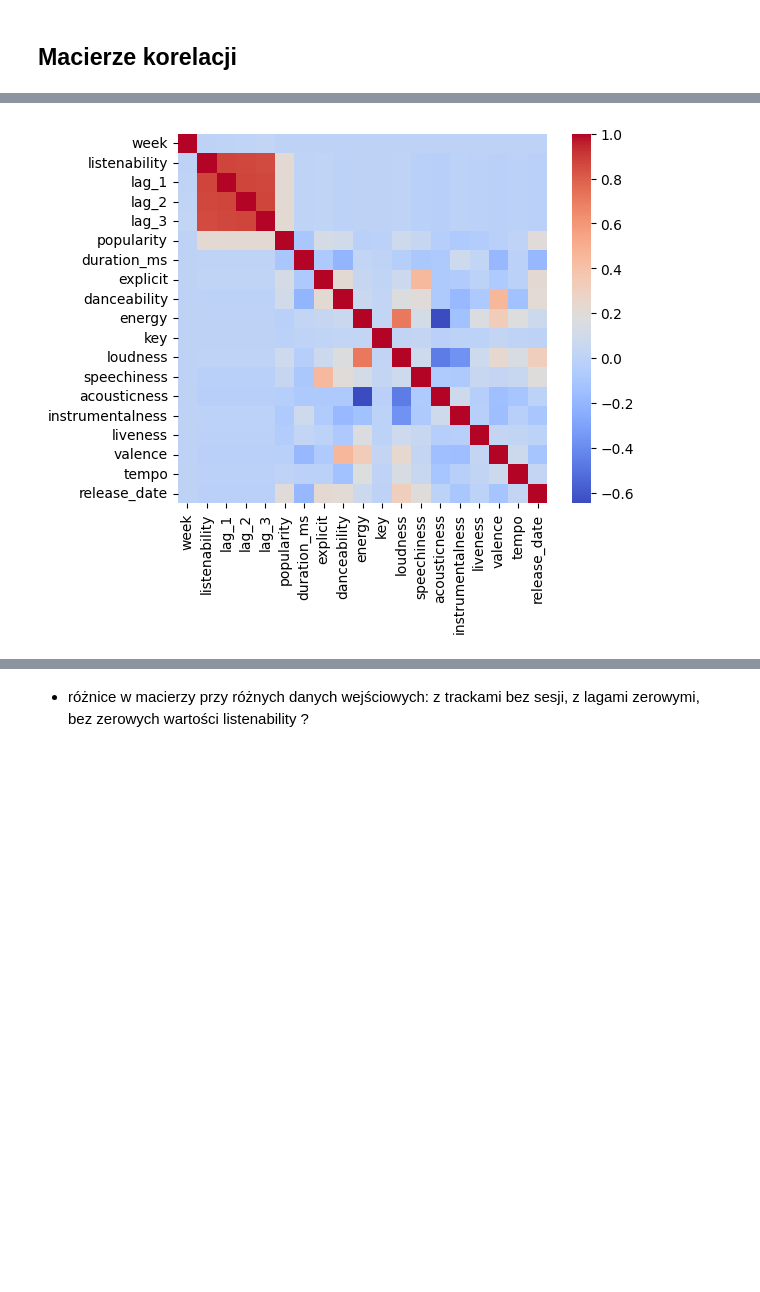
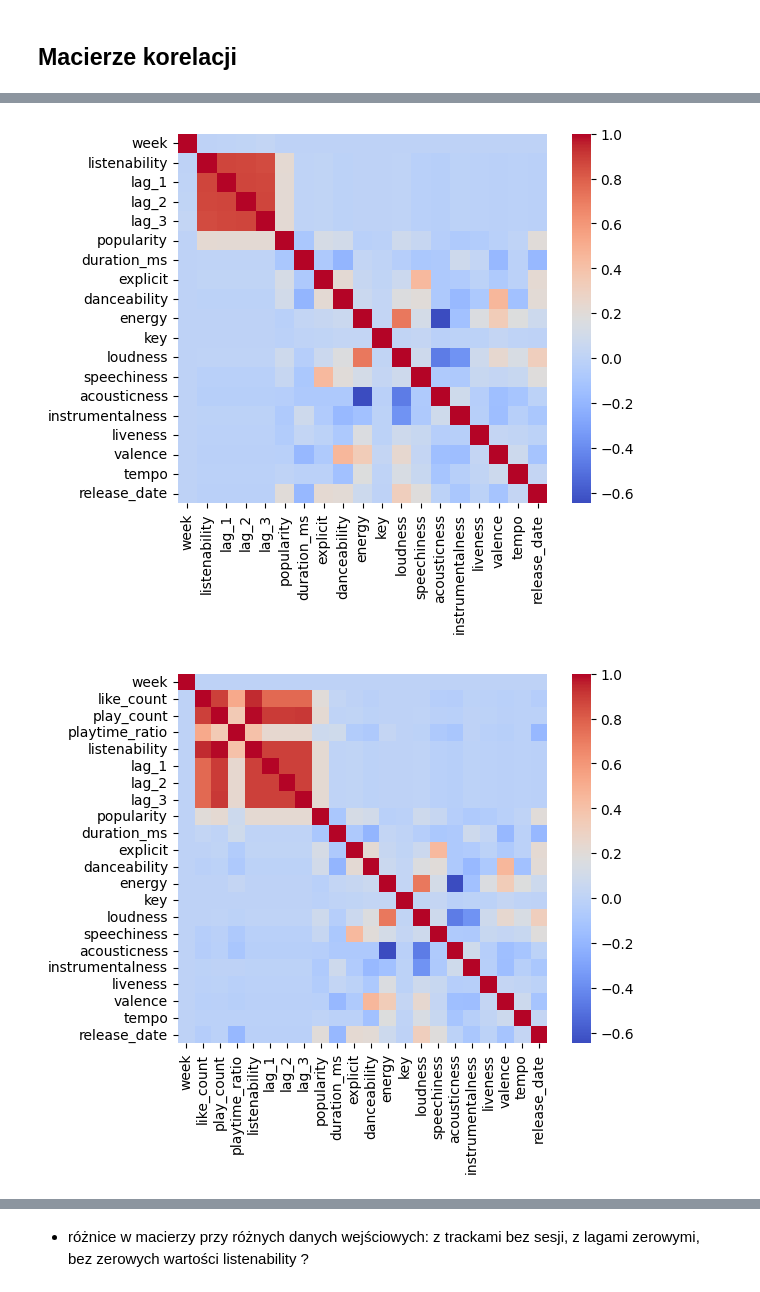
Before and after one commit to Kieru18/Next-Week-s-Top-Tracks, a Jupyter notebook: feature_engineering.ipynb, the cells around one changed output, grey strips where cells are left out. Cells and saved outputs as stored; diff of their text form; code cells hidden in the pictures; blank space fills up the shorter version.

```diff
--- a/feature_engineering.ipynb
+++ b/feature_engineering.ipynb
@@ -180,11 +180,13 @@ track_features = ['track_id', 'popularity', 'duration_ms', 'explicit', 'danceabi
 
 
 full_df = pd.merge(listenability_df, tracks[track_features], on=['track_id'], how='left')
+counts_df = full_df
 full_df = full_df.drop(['play_count', 'playtime_ratio', 'like_count'], axis=1)
 
 
 full_df = full_df.fillna(0)
 full_df.info()
+
 print(full_df.tail)
 #print(full_df[full_df["track_id"] == "27Y1N4Q4U3EfDU5Ubw8ws2"].sort_values(by="week"))
 # %% [output]
@@ -280,33 +282,37 @@ axes[1, 0].set_title('Macierz korelacji - bez piosenek z 0 sesji ')
 
 ax = sns.heatmap(correlation_matrix4, cmap='coolwarm', square=True,  ax=axes[1, 1])
 axes[1, 1].set_title('Macierz korelacji - bez zerowych piosenek, od 4 tygodnia')
 
 ax = sns.heatmap(correlation_matrix5, cmap='coolwarm', square=True,  ax=axes[2, 0])
 axes[2, 0].set_title('Macierz korelacji - dane sumaryczne')
 
 ax = sns.heatmap(correlation_matrix6, cmap='coolwarm', square=True,  ax=axes[2, 1])
 axes[2, 1].set_title('Macierz korelacji - dane sumaryczne, bez piosenek z 0 sesji')
 
 
 plt.tight_layout()
 plt.show()
 
 correlation_matrix7 = df1.drop(['track_id'], axis=1).corr()
 sns.heatmap(correlation_matrix7, cmap='coolwarm', square=True)
 plt.show()
 
+correlation_matrix8 = counts_df.drop(['track_id'], axis=1).corr()
+sns.heatmap(correlation_matrix8, cmap='coolwarm', square=True)
+plt.show()
 
 # Wypis wartości korealcji elementów skorelowanych z słuchalnością co najmniej +/- 5%
 print(correlation_matrix1[abs(correlation_matrix1['listenability']) > 0.05]['listenability'])
 print(correlation_matrix2[abs(correlation_matrix2['listenability']) > 0.05]['listenability'])
 print(correlation_matrix3[abs(correlation_matrix3['listenability']) > 0.05]['listenability'])
 print(correlation_matrix4[abs(correlation_matrix4['listenability']) > 0.05]['listenability'])
 print(correlation_matrix5[abs(correlation_matrix5['listenability']) > 0.05]['listenability'])
 print(correlation_matrix6[abs(correlation_matrix6['listenability']) > 0.05]['listenability'])
 print(correlation_matrix7[abs(correlation_matrix7['listenability']) > 0.01]['listenability'])
 # %% [output]
 [figure]
 [figure]
+[figure, added]
 listenability    1.000000
 lag_1            0.876305
 lag_2            0.867515
```
Also changed, not shown: parts of 3 cells of this notebook.
